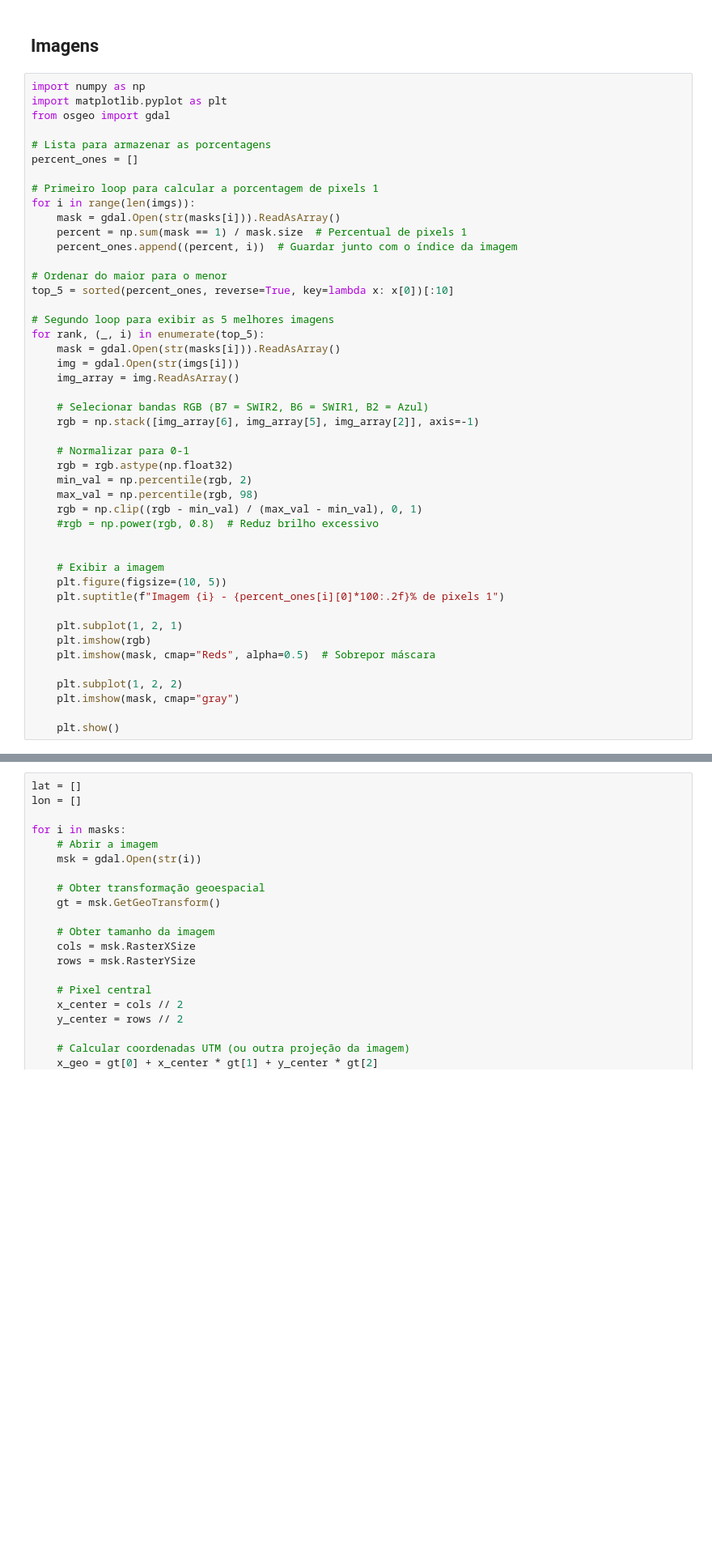
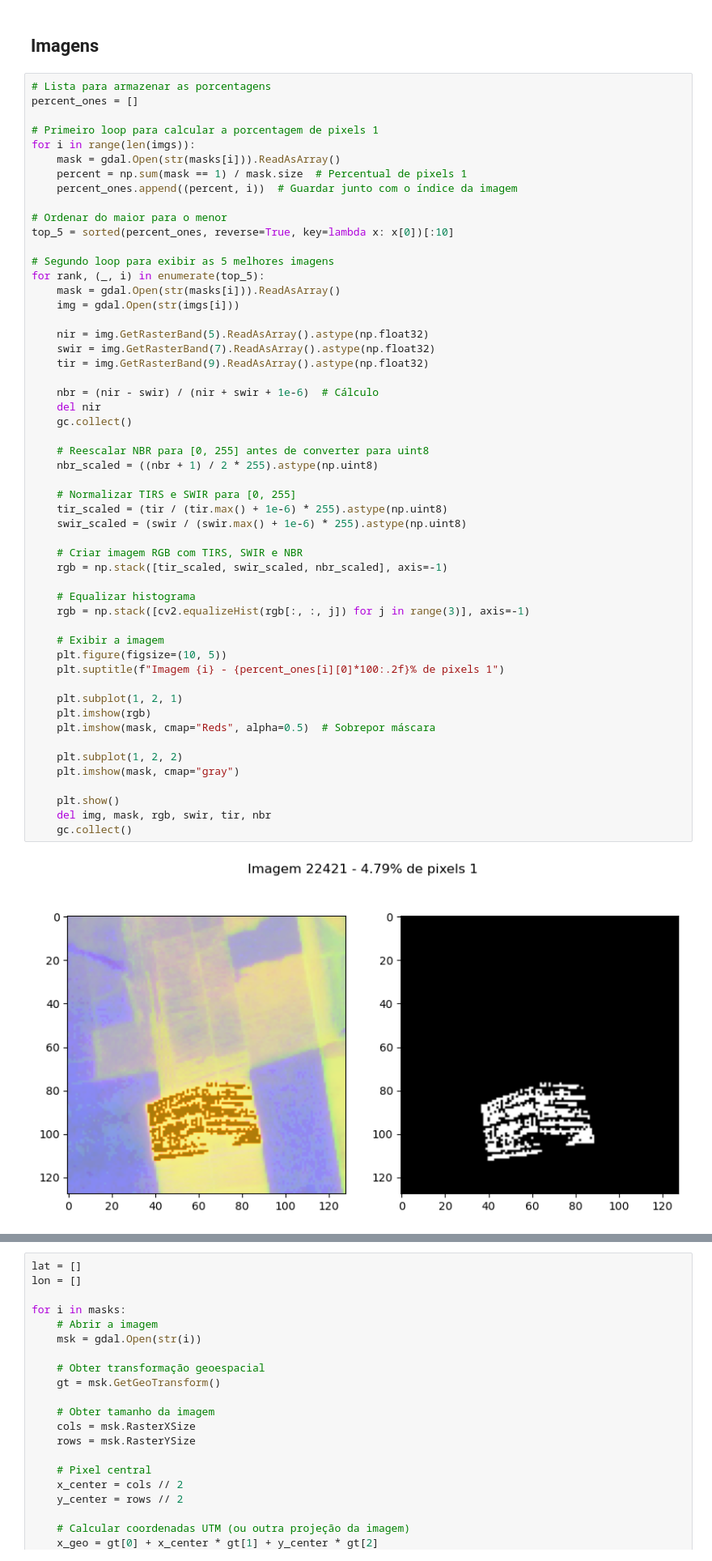
Before and after one commit to JeanArthurCostaDias/Segmentacao-de-Focos-de-Inc-ndio-na-Amaz-nia, a Jupyter notebook: main.ipynb, the cells around one changed output, grey strips where cells are left out. Shown at 81% size. Saved outputs shown, nothing was run; the diff lists cells and outputs as text; blank space fills up the shorter version.

```diff
--- a/main.ipynb
+++ b/main.ipynb
@@ -26,48 +52,57 @@ masks = sorted(list(data_dir.glob("msks/*/*.tif")))
 # %% [markdown]
 ## Imagens
 # %%
-import numpy as np
-import matplotlib.pyplot as plt
-from osgeo import gdal
-
 # Lista para armazenar as porcentagens
 percent_ones = []
 
 # Primeiro loop para calcular a porcentagem de pixels 1
 for i in range(len(imgs)):
     mask = gdal.Open(str(masks[i])).ReadAsArray()
     percent = np.sum(mask == 1) / mask.size  # Percentual de pixels 1
     percent_ones.append((percent, i))  # Guardar junto com o índice da imagem
 
 # Ordenar do maior para o menor
 top_5 = sorted(percent_ones, reverse=True, key=lambda x: x[0])[:10]
 
 # Segundo loop para exibir as 5 melhores imagens
 for rank, (_, i) in enumerate(top_5):
     mask = gdal.Open(str(masks[i])).ReadAsArray()
     img = gdal.Open(str(imgs[i]))
-    img_array = img.ReadAsArray()
 
-    # Selecionar bandas RGB (B7 = SWIR2, B6 = SWIR1, B2 = Azul)
-    rgb = np.stack([img_array[6], img_array[5], img_array[2]], axis=-1)
+    nir = img.GetRasterBand(5).ReadAsArray().astype(np.float32)
+    swir = img.GetRasterBand(7).ReadAsArray().astype(np.float32)
+    tir = img.GetRasterBand(9).ReadAsArray().astype(np.float32)
 
-    # Normalizar para 0-1
-    rgb = rgb.astype(np.float32)
-    min_val = np.percentile(rgb, 2)
-    max_val = np.percentile(rgb, 98)
-    rgb = np.clip((rgb - min_val) / (max_val - min_val), 0, 1)
-    #rgb = np.power(rgb, 0.8)  # Reduz brilho excessivo
+    nbr = (nir - swir) / (nir + swir + 1e-6)  # Cálculo
+    del nir
+    gc.collect()
 
+    # Reescalar NBR para [0, 255] antes de converter para uint8
+    nbr_scaled = ((nbr + 1) / 2 * 255).astype(np.uint8)
+
+    # Normalizar TIRS e SWIR para [0, 255]
+    tir_scaled = (tir / (tir.max() + 1e-6) * 255).astype(np.uint8)
+    swir_scaled = (swir / (swir.max() + 1e-6) * 255).astype(np.uint8)
+
+    # Criar imagem RGB com TIRS, SWIR e NBR
+    rgb = np.stack([tir_scaled, swir_scaled, nbr_scaled], axis=-1)
+
+    # Equalizar histograma
+    rgb = np.stack([cv2.equalizeHist(rgb[:, :, j]) for j in range(3)], axis=-1)
 
     # Exibir a imagem
     plt.figure(figsize=(10, 5))
     plt.suptitle(f"Imagem {i} - {percent_ones[i][0]*100:.2f}% de pixels 1")
 
     plt.subplot(1, 2, 1)
     plt.imshow(rgb)
     plt.imshow(mask, cmap="Reds", alpha=0.5)  # Sobrepor máscara
 
     plt.subplot(1, 2, 2)
     plt.imshow(mask, cmap="gray")
 
     plt.show()
+    del img, mask, rgb, swir, tir, nbr
+    gc.collect()
+# %% [output]
+[figure, added]
```
Also changed, not shown: parts of 10 cells of this notebook, 1 other file.
